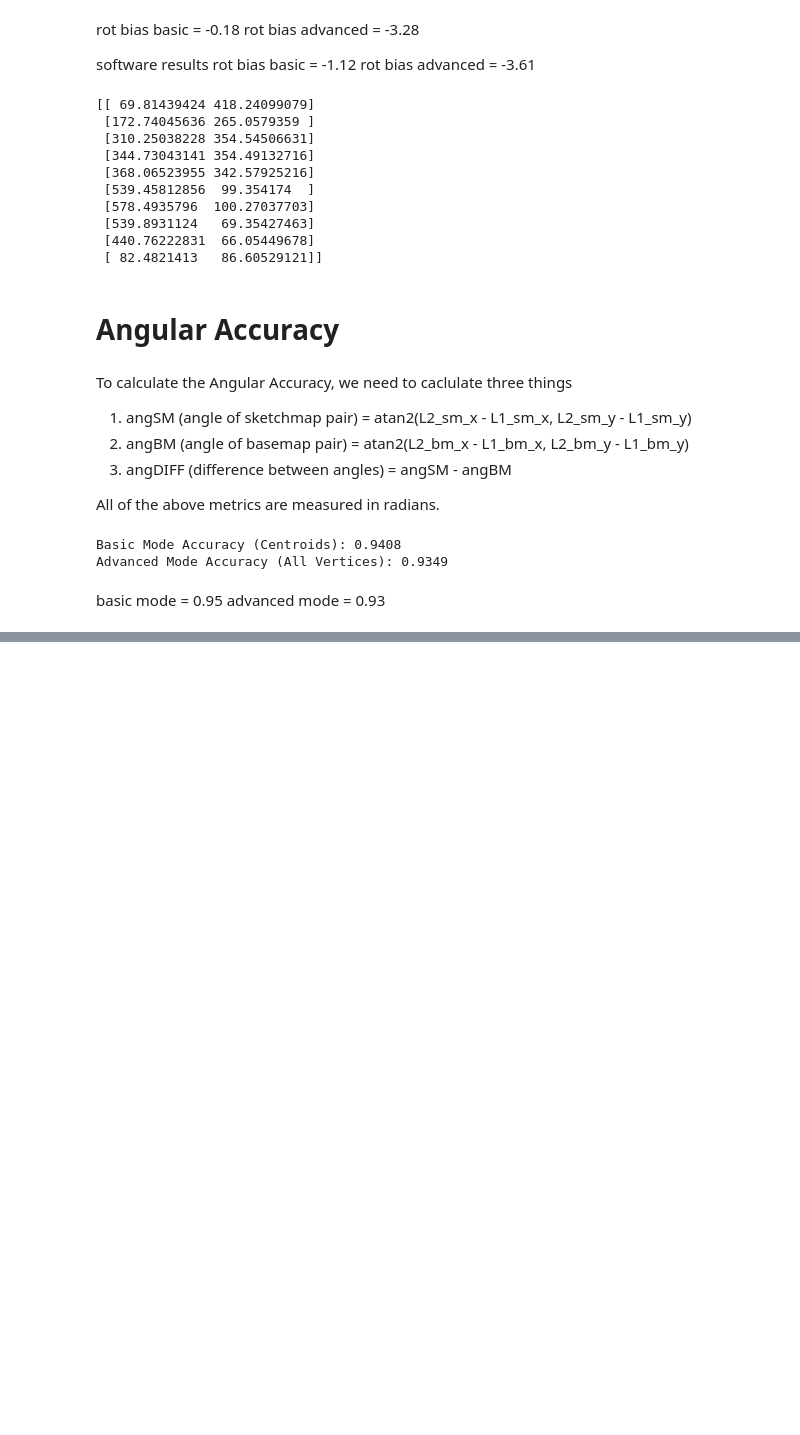
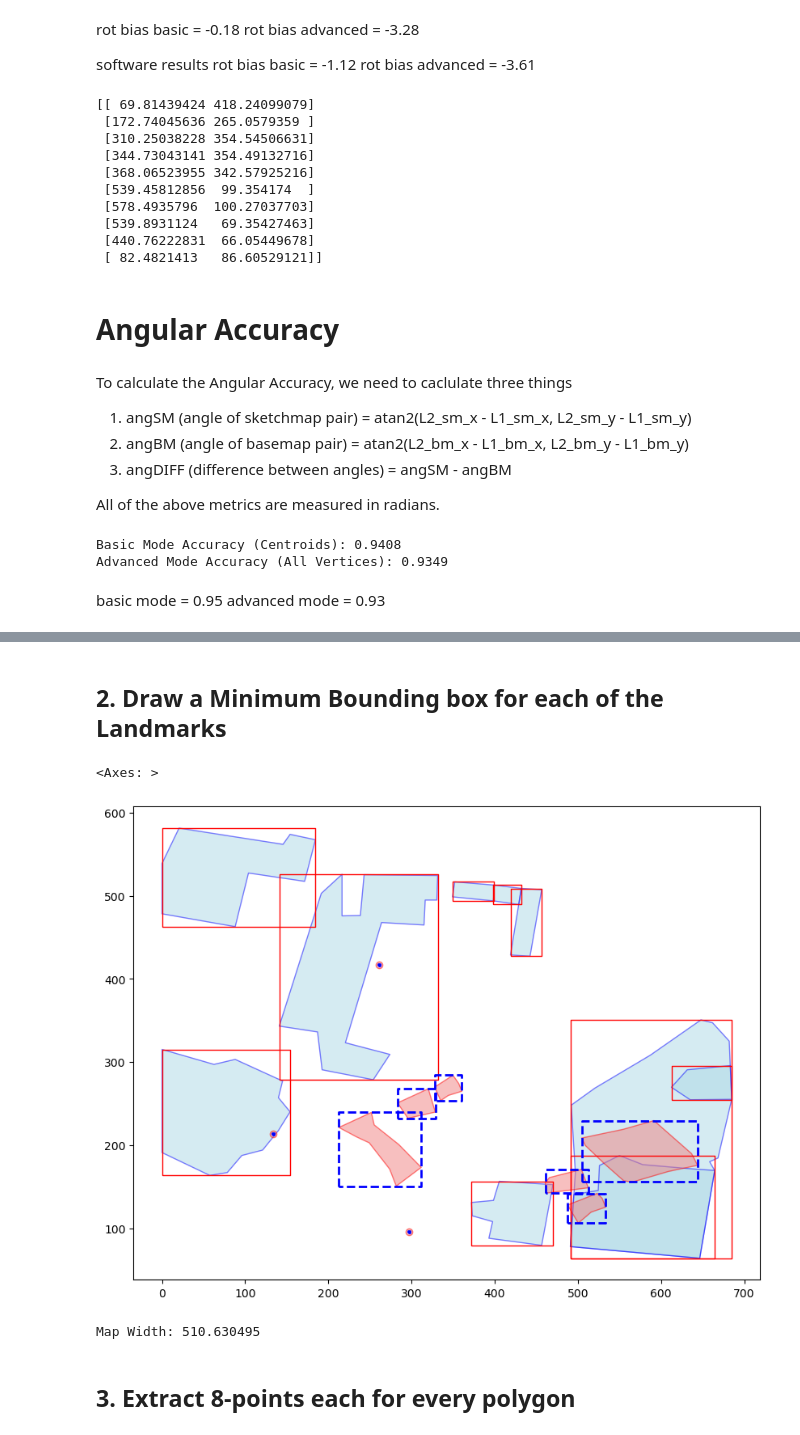
Before and after one commit to ajay-sheokand/SketchMap, a Jupyter notebook: sketchmap_BDR.ipynb, the cells around one changed output, grey strips where cells are left out. Saved outputs shown, nothing was run; the diff lists cells and outputs as text; code cells hidden in the pictures; blank space fills up the shorter version.

Commit message:
added: better logic for handling points as landmarks

```diff
--- a/sketchmap_BDR.ipynb
+++ b/sketchmap_BDR.ipynb
@@ -998,0 +1008,19 @@ advanced mode = 0.93
+# %%
+import geopandas as gpd
+import json
+import matplotlib.pyplot as plt
+
+#Extracting all the landmarks from the basemap
+bsm_feat = gpd.read_file("./datasets/sketchmap-bdr-test/basemap.jpg.geojson")
+bsm_landmarks  = bsm_feat[bsm_feat['feat_type'] == 'Landmark']
+
+
+#Extracting all the landmarks from the sketchmap.
+skm_feat = gpd.read_file("./datasets/sketchmap-bdr-test/sketchmap1.JPG.geojson")
+skm_landmarks = skm_feat[(skm_feat['feat_type'] == 'Landmark') | (skm_feat['otype'] == 'CircleMarker')]
+
+#Plotting to see the landmarks in both maps.
+skm_landmarks.plot(aspect = 'equal')
+bsm_landmarks.plot()
+ax = plt.gca()
+ax.set_aspect('equal')
@@ -998,0 +1030,38 @@ advanced mode = 0.93
+# %% [markdown]
+## 2. Draw a Minimum Bounding box for each of the Landmarks
+# %%
+import geopandas as gpd
+
+# 1. Load your data
+bsm_gdf = gpd.GeoDataFrame.from_features(bsm_landmarks) # for basemap landmarks
+skm_gdf = gpd.GeoDataFrame.from_features(skm_landmarks) # for sketchmap landmarks
+
+buffer_size = 1
+# 2. Explicitly create the bounding boxes as a GeoSeries
+# This ensures GeoPandas knows these are geometries from the start
+bsm_gdf['tight_bbox'] = bsm_gdf.geometry.apply(
+    lambda g: g.buffer(buffer_size).envelope if g.geom_type == 'Point' else g.envelope
+) # fpr basemap landmarks
+skm_gdf['tight_bbox'] = skm_gdf.geometry.apply(
+    lambda s: s.buffer(buffer_size).envelope if s.geom_type == 'Point' else s.envelope
+) # for sketchmap landmarks
+
+
+# 3. Plotting
+# We use .geometry.boundary to get just the outlines of the original shapes
+ax = bsm_gdf.geometry.plot(color='lightblue', edgecolor='blue', alpha=0.5, figsize=(10, 10))
+ax = skm_gdf.geometry.plot(ax=ax, color='lightcoral', edgecolor='red', alpha=0.5)
+
+# Now set_geometry should work because 'tight_bbox' is a proper GeoSeries
+bsm_gdf.set_geometry('tight_bbox').boundary.plot(ax=ax, color='red', linewidth=1, label = 'BSM_BBOX')
+skm_gdf.set_geometry('tight_bbox').boundary.plot(ax=ax, color='blue', linewidth=2, linestyle = '--', label = 'SKM BBOX')
+# %% [output]
+<Axes: >
+[figure, added]
+# %%
+minx, miny, maxx, maxy = skm_gdf.total_bounds
+print(f"Map Width: {maxx - minx}")
+# %% [output]
+Map Width: 510.630495
+# %% [markdown]
+## 3. Extract 8-points each for every polygon
```
Also changed, not shown: parts of 14 cells of this notebook, 2 other files.
